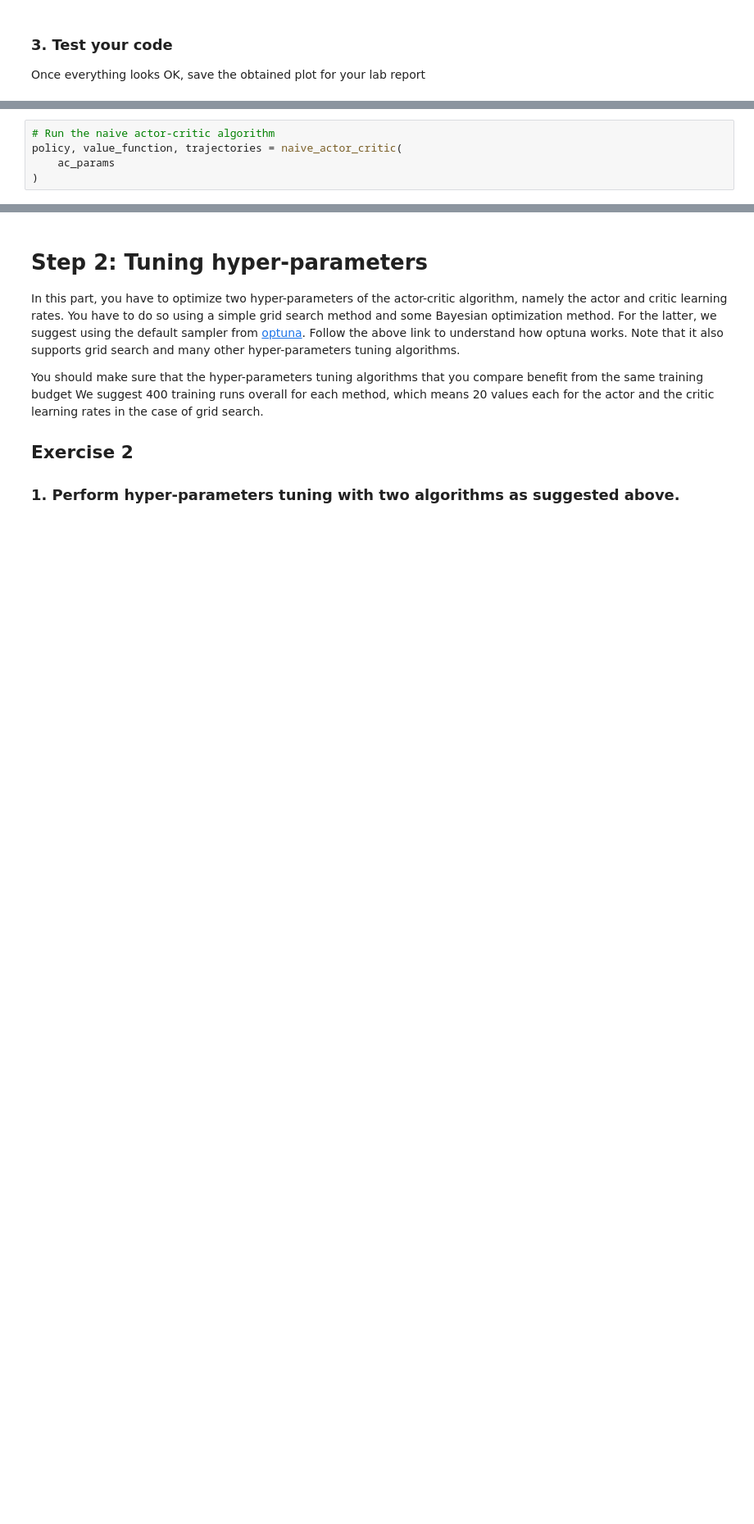
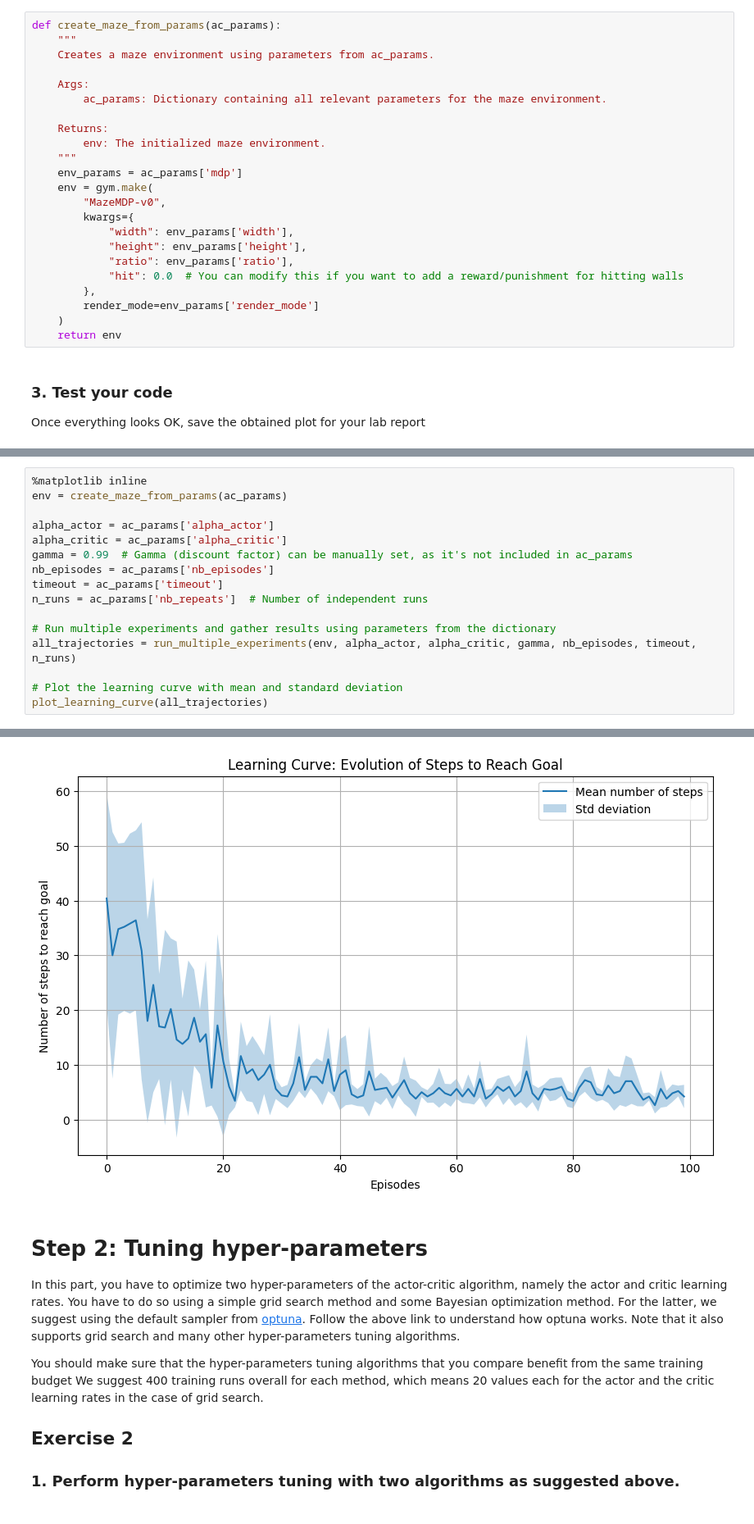
Before and after one commit to h2ocine/reinforcement-learning-projects, a Jupyter notebook: mini-projet-1/14-actor-critic-study.student.ipynb, the cells around one changed output, grey strips where cells are left out. Shown at 82% size. Cells and saved outputs as stored; diff of their text form; blank space fills up the shorter version.

Commit message:
change plot ex1

```diff
--- a/mini-projet-1/14-actor-critic-study.student.ipynb
+++ b/mini-projet-1/14-actor-critic-study.student.ipynb
@@ -305,6 +291,29 @@ ac_params = {
     "alpha_critic": 0.5,
     "alpha_actor": 0.5,
     }
+# %%
+def create_maze_from_params(ac_params):
+    """
+    Creates a maze environment using parameters from ac_params.
+
+    Args:
+        ac_params: Dictionary containing all relevant parameters for the maze environment.
+
+    Returns:
+        env: The initialized maze environment.
+    """
+    env_params = ac_params['mdp']
+    env = gym.make(
+        "MazeMDP-v0",
+        kwargs={
+            "width": env_params['width'],
+            "height": env_params['height'],
+            "ratio": env_params['ratio'],
+            "hit": 0.0  # You can modify this if you want to add a reward/punishment for hitting walls
+        },
+        render_mode=env_params['render_mode']
+    )
+    return env
 # %% [markdown]
 ### 3. Test your code
 
@@ -312,6 +338,17 @@ Once everything looks OK, save the obtained plot for your lab report
 # %%
-# Run the naive actor-critic algorithm
-policy, value_function, trajectories = naive_actor_critic(
-    ac_params
-)
+%matplotlib inline
+env = create_maze_from_params(ac_params)
+
+alpha_actor = ac_params['alpha_actor']
+alpha_critic = ac_params['alpha_critic']
+gamma = 0.99  # Gamma (discount factor) can be manually set, as it's not included in ac_params
+nb_episodes = ac_params['nb_episodes']
+timeout = ac_params['timeout']
+n_runs = ac_params['nb_repeats']  # Number of independent runs
+
+# Run multiple experiments and gather results using parameters from the dictionary
+all_trajectories = run_multiple_experiments(env, alpha_actor, alpha_critic, gamma, nb_episodes, timeout, n_runs)
+
+# Plot the learning curve with mean and standard deviation
+plot_learning_curve(all_trajectories)
 # %% [output]
@@ -319,3 +355,4 @@ TypeError: naive_actor_critic() missing 3 required positional arguments: 'alpha_
+[figure, added]
 # %% [markdown]
 # Step 2: Tuning hyper-parameters
 
```
Also changed, not shown: parts of 7 cells of this notebook.
